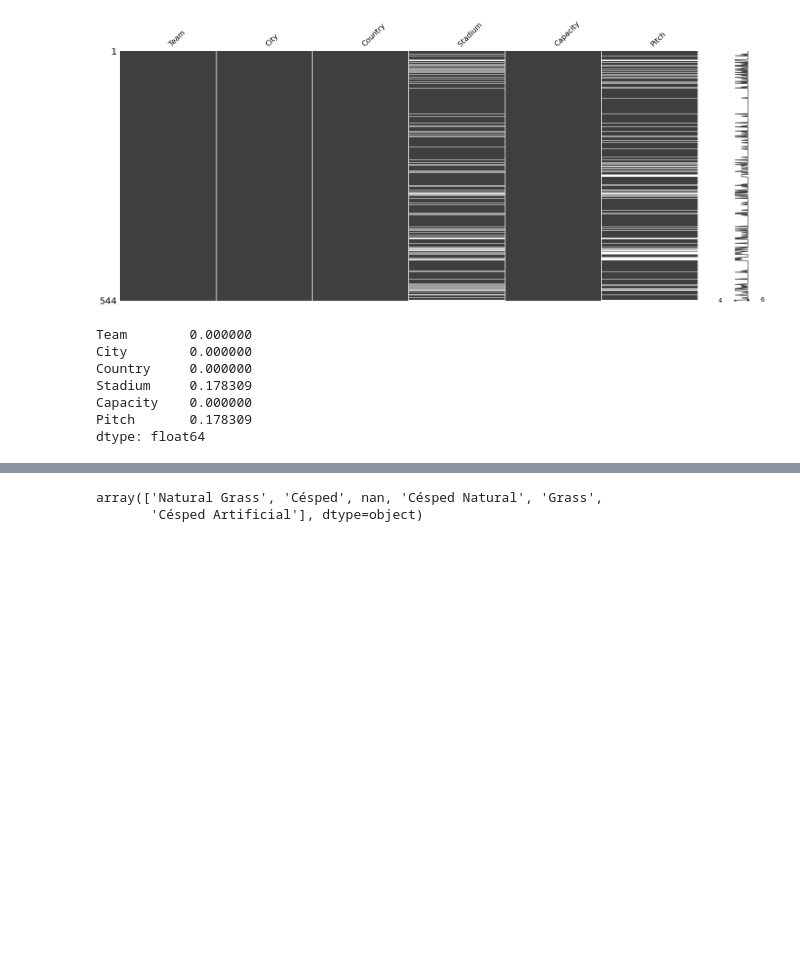
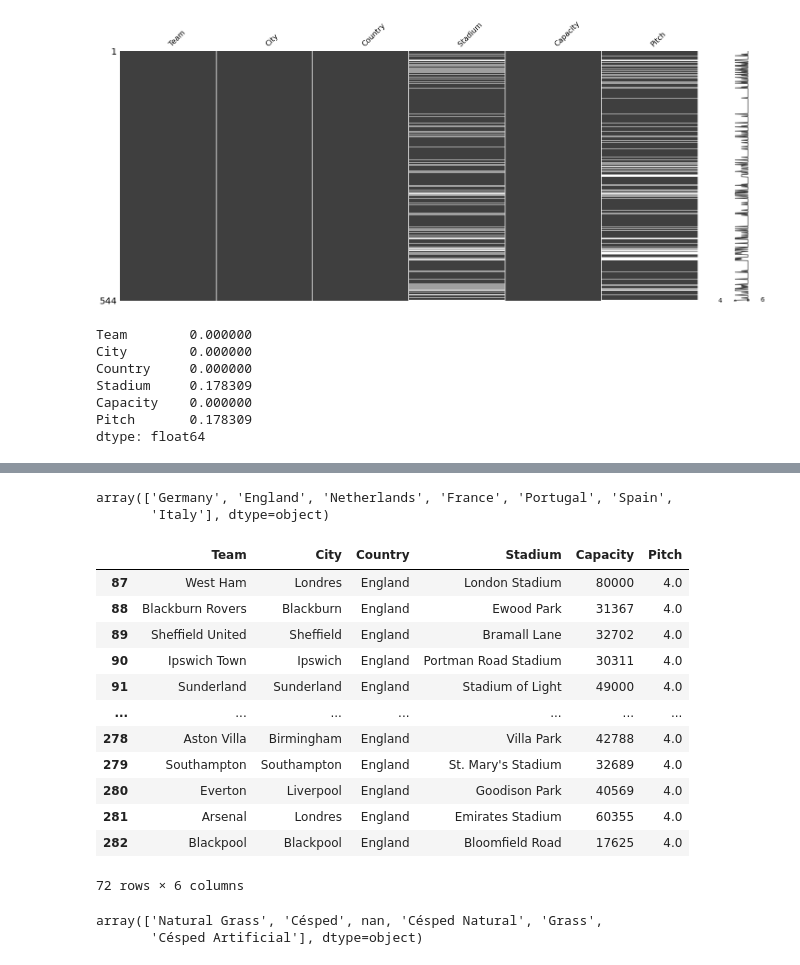
Before and after one commit to PascalLiPooKim/Football-prediction-model-project, a Jupyter notebook: footballPredictionModel.ipynb, the cells around one changed output, grey strips where cells are left out. Cells and saved outputs as stored; diff of their text form; code cells hidden in the pictures; blank space fills up the shorter version.

```diff
--- a/footballPredictionModel.ipynb
+++ b/footballPredictionModel.ipynb
@@ -72,4 +72,27 @@ AirFibr              0.001838
 Name: Pitch, dtype: float64
+# %%
+team_info_df['Country'].unique()
+# %% [output]
+array(['Germany', 'England', 'Netherlands', 'France', 'Portugal', 'Spain',
+       'Italy'], dtype=object)
+# %%
+england_teams = team_info_df[team_info_df['Country'] == 'England']
+# 'Charlton Athletic' in england_teams
+england_teams
+# %% [output]
+|  | Team | City | Country | Stadium | Capacity | Pitch |
+| 87 | West Ham | Londres | England | London Stadium | 80000 | 4.0 |
+| 88 | Blackburn Rovers | Blackburn | England | Ewood Park | 31367 | 4.0 |
+| 89 | Sheffield United | Sheffield | England | Bramall Lane | 32702 | 4.0 |
+| 90 | Ipswich Town | Ipswich | England | Portman Road Stadium | 30311 | 4.0 |
+| 91 | Sunderland | Sunderland | England | Stadium of Light | 49000 | 4.0 |
+| ... | ... | ... | ... | ... | ... | ... |
+| 278 | Aston Villa | Birmingham | England | Villa Park | 42788 | 4.0 |
+| 279 | Southampton | Southampton | England | St. Mary's Stadium | 32689 | 4.0 |
+| 280 | Everton | Liverpool | England | Goodison Park | 40569 | 4.0 |
+| 281 | Arsenal | Londres | England | Emirates Stadium | 60355 | 4.0 |
+| 282 | Blackpool | Blackpool | England | Bloomfield Road | 17625 | 4.0 |
+72 rows × 6 columns
 # %%
 import itertools
 replace_from = ['Natural', 'grass', 'natural', 'natural grass', 'NATURAL', 'Natural grass']
```
Also changed, not shown: parts of 4 cells of this notebook.
